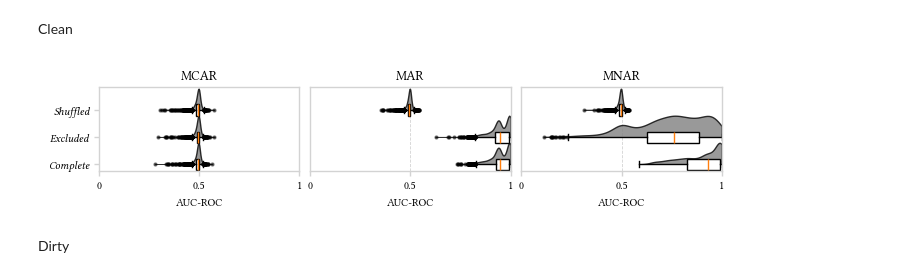
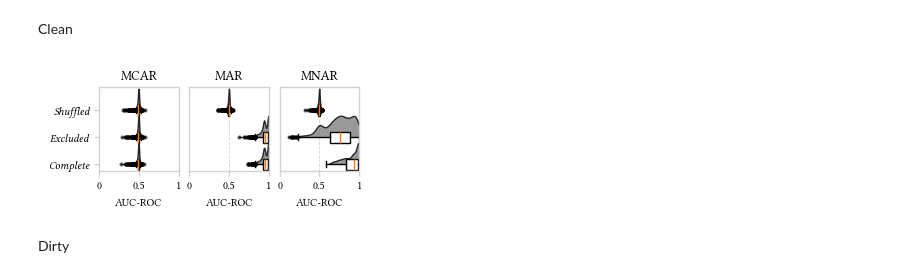
Before and after one commit to calgo-lab/MechDetect, a Jupyter notebook: src/auc_roc_analysis.ipynb, the cells around one changed output. Drawn from its saved outputs; the diff is of its cells as text; code cells hidden in the pictures.

Commit message:
Update plots

```diff
--- a/src/auc_roc_analysis.ipynb
+++ b/src/auc_roc_analysis.ipynb
@@ -170,7 +170,7 @@ H8 = 9.0 / 6.0  # 1/6th of a page in height
 
 fig, axes = plt.subplots(
     nrows=1, ncols=len(error_mechanisms),
-    figsize= (TW_double, H8),
+    figsize= (TW_single, H8),  # Changed to the single
     sharex=True, sharey=False
 )
 
@@ -250,34 +250,34 @@ for col_idx, mechanism in enumerate(error_mechanisms):
     ax.set_ylim(bottom, top)
 
     for label in ax.get_yticklabels():
         label.set_fontstyle('italic')
 
 for ax in axes:
     for spine in ax.spines.values():
         spine.set_edgecolor('lightgray')
         spine.set_linewidth(1.0)  # adjust thickness as needed
     ax.tick_params(
         axis='both',
         colors='lightgray',       # tick color
         width=1.0,           # tick thickness
         direction='out'      # ticks point outward, optional
     )
 
     # Black tick label text (numbers)
     for label in ax.get_xticklabels() + ax.get_yticklabels():
         label.set_color('black')
 
     ticks = [0.0, 0.5, 1.0]
     ax.set_xticks(ticks)
     ax.xaxis.set_major_formatter(mticker.FuncFormatter(custom_xtick_formatter_factory(ticks)))
     ax.tick_params(axis='x')
     ax.xaxis.set_minor_locator(mticker.NullLocator())
 
 plt.tight_layout(pad=0.5)
 plt.savefig("../plots/auc_roc_clean_violinplots.pdf", bbox_inches='tight', pad_inches=0)
 plt.show()
 # %% [output]
-[figure, old version]
+[figure, new version]
 # %% [markdown]
 Dirty
 # %%
```
Also changed, not shown: 2 other files.
